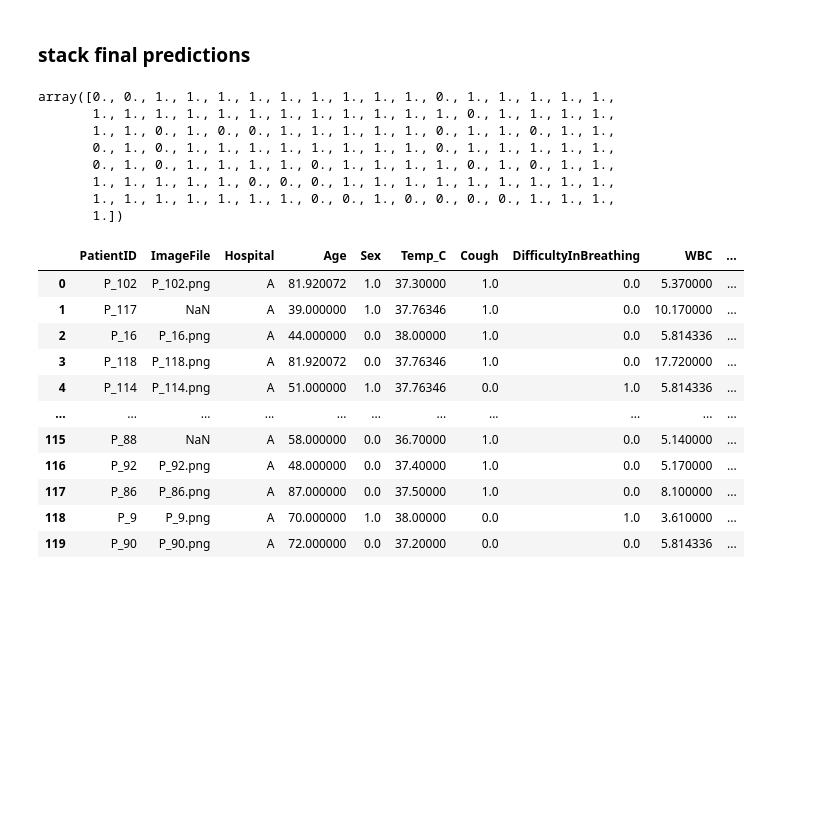
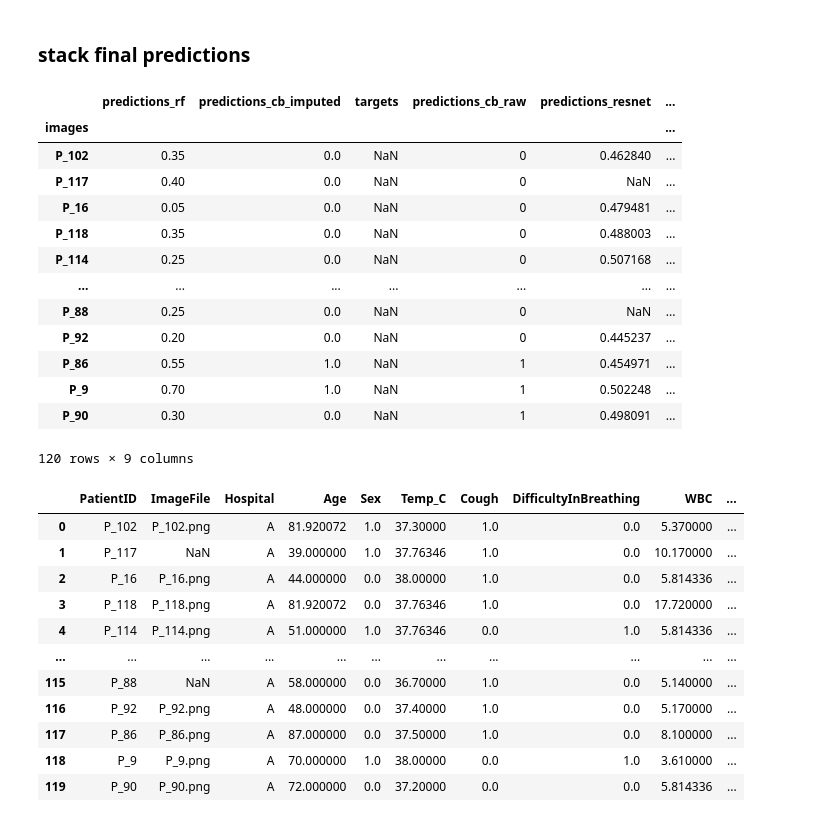
Before and after one commit to t-schanz/HIDA_LFL, a Jupyter notebook: notebooks/Pipeline.ipynb, the cells around one changed output. Drawn from its saved outputs; the diff is of its cells as text; code cells hidden in the pictures; blank space fills up the shorter version.

```diff
--- a/notebooks/Pipeline.ipynb
+++ b/notebooks/Pipeline.ipynb
@@ -507,17 +525,24 @@ LGBM_results_df = LGBM_results_df.set_index("images")
 all_predictions = pd.concat([rf_results_df, catboost_imputed_results_df, catboost_results_df, resnet_df, xgboost_imputed_results_df, xgboost_results_df, LGBM_results_df], axis=1)
 X_test = all_predictions.drop(columns="targets").values
 yhat = final_model.predict(X_test)
-# %%
-yhat
-# %% [output]
-array([0., 0., 1., 1., 1., 1., 1., 1., 1., 1., 1., 0., 1., 1., 1., 1., 1.,
-       1., 1., 1., 1., 1., 1., 1., 1., 1., 1., 1., 1., 0., 1., 1., 1., 1.,
-       1., 1., 0., 1., 0., 0., 1., 1., 1., 1., 1., 0., 1., 1., 0., 1., 1.,
-       0., 1., 0., 1., 1., 1., 1., 1., 1., 1., 1., 0., 1., 1., 1., 1., 1.,
-       0., 1., 0., 1., 1., 1., 1., 0., 1., 1., 1., 1., 0., 1., 0., 1., 1.,
-       1., 1., 1., 1., 1., 0., 0., 0., 1., 1., 1., 1., 1., 1., 1., 1., 1.,
-       1., 1., 1., 1., 1., 1., 1., 0., 0., 1., 0., 0., 0., 0., 1., 1., 1.,
-       1.])
+# %%
+all_predictions["Prognosis"] = yhat
+all_predictions
+# %% [output]
+|  | predictions_rf | predictions_cb_imputed | targets | predictions_cb_raw | predictions_resnet | ... |
+| images |  |  |  |  |  | ... |
+| P_102 | 0.35 | 0.0 | NaN | 0 | 0.462840 | ... |
+| P_117 | 0.40 | 0.0 | NaN | 0 | NaN | ... |
+| P_16 | 0.05 | 0.0 | NaN | 0 | 0.479481 | ... |
+| P_118 | 0.35 | 0.0 | NaN | 0 | 0.488003 | ... |
+| P_114 | 0.25 | 0.0 | NaN | 0 | 0.507168 | ... |
+| ... | ... | ... | ... | ... | ... | ... |
+| P_88 | 0.25 | 0.0 | NaN | 0 | NaN | ... |
+| P_92 | 0.20 | 0.0 | NaN | 0 | 0.445237 | ... |
+| P_86 | 0.55 | 1.0 | NaN | 1 | 0.454971 | ... |
+| P_9 | 0.70 | 1.0 | NaN | 1 | 0.502248 | ... |
+| P_90 | 0.30 | 0.0 | NaN | 1 | 0.498091 | ... |
+120 rows × 9 columns
 # %%
 df_out = pd.read_csv(test_data)
 
```
Also changed, not shown: parts of 6 cells of this notebook, 2 other files.
